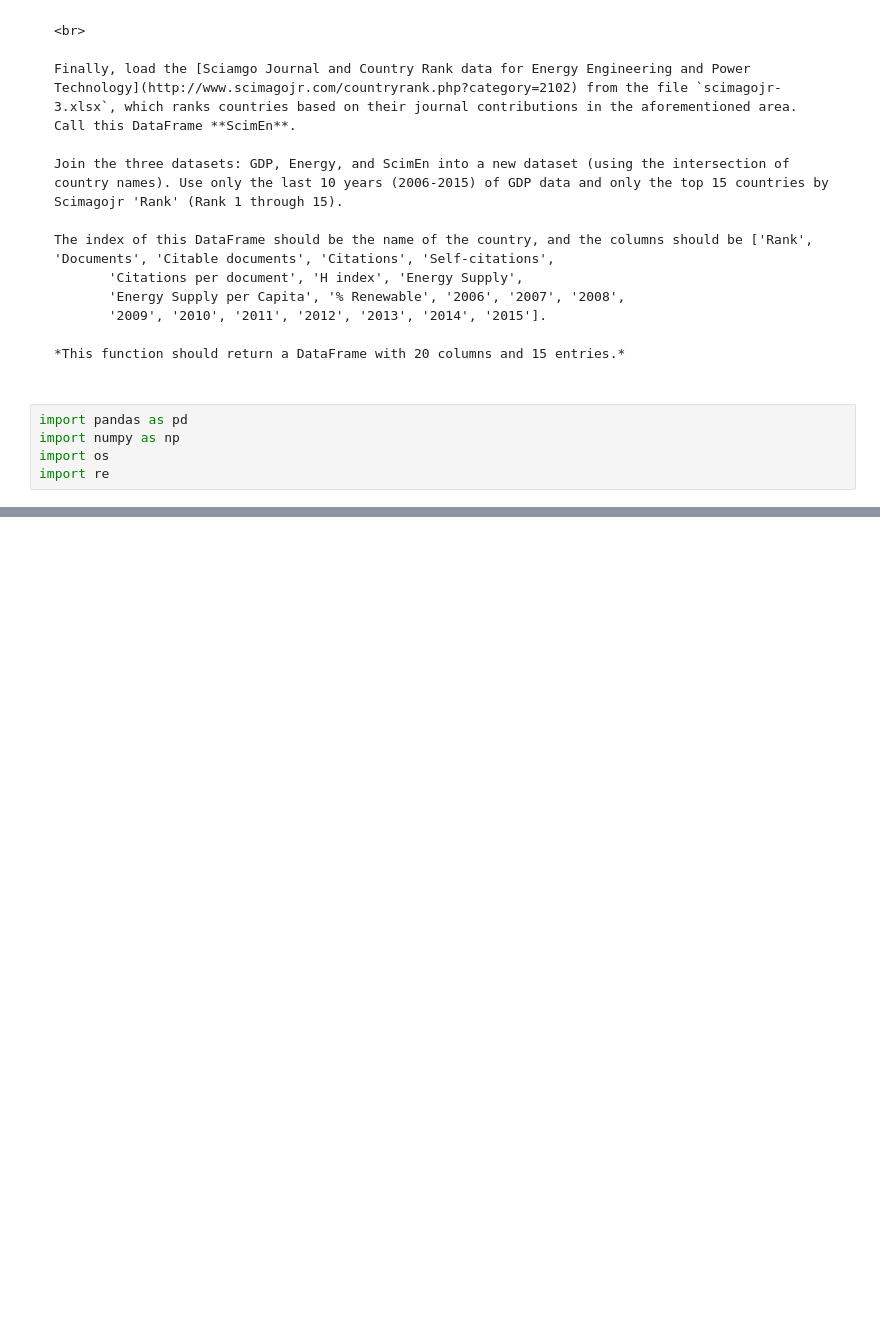
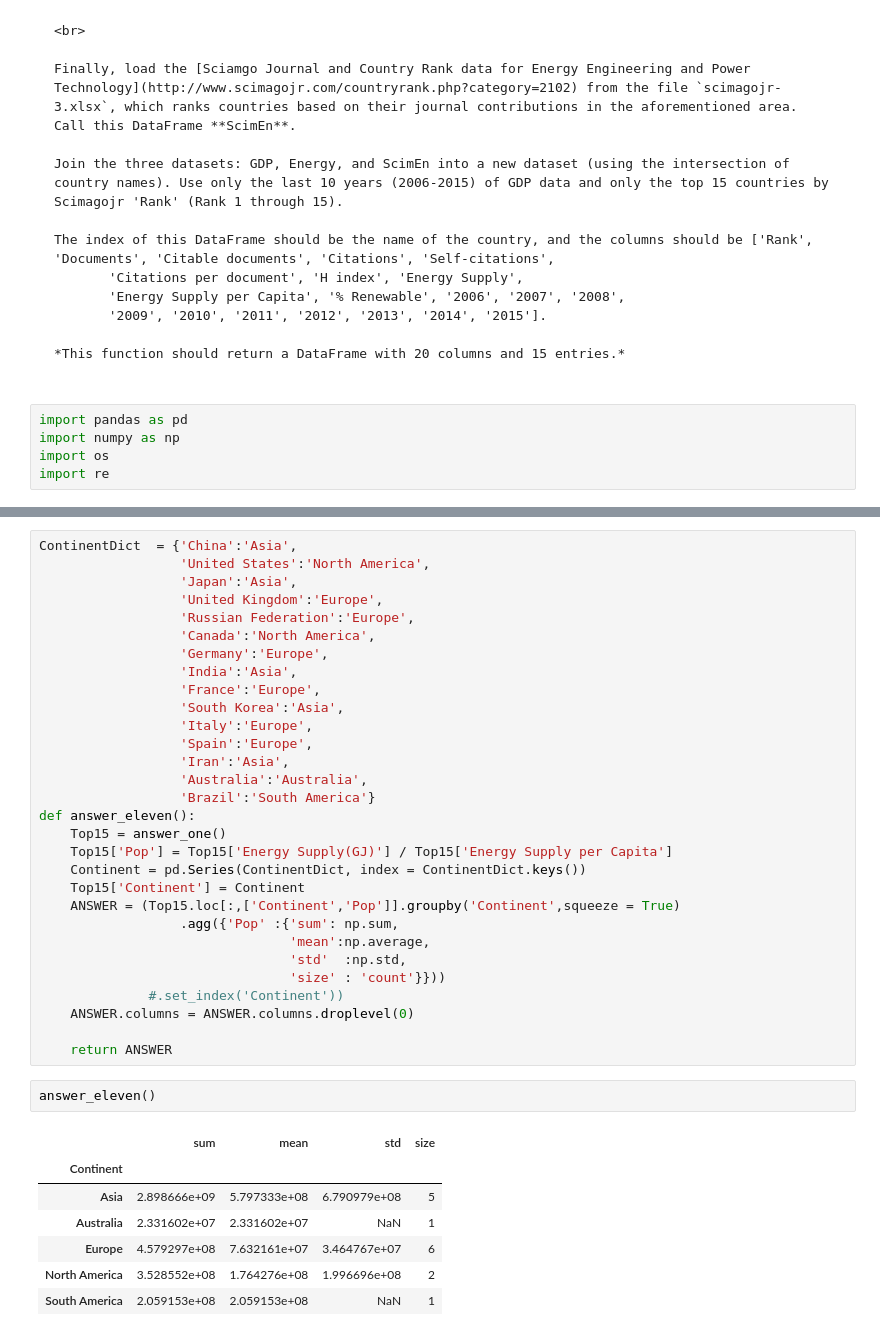
Before and after one commit to Sumad/DS, a Jupyter notebook: Python/UM Spcialization/DS_with_Python/Week 3/Asssignment/Assignment_3.ipynb, the cells around one changed output, grey strips where cells are left out. Drawn from its saved outputs; the diff is of its cells as text; blank space fills up the shorter version.

```diff
--- a/Python/UM Spcialization/DS_with_Python/Week 3/Asssignment/Assignment_3.ipynb
+++ b/Python/UM Spcialization/DS_with_Python/Week 3/Asssignment/Assignment_3.ipynb
@@ -218,0 +455,40 @@ open?
+# %%
+ContinentDict  = {'China':'Asia',
+                  'United States':'North America',
+                  'Japan':'Asia',
+                  'United Kingdom':'Europe',
+                  'Russian Federation':'Europe',
+                  'Canada':'North America',
+                  'Germany':'Europe',
+                  'India':'Asia',
+                  'France':'Europe',
+                  'South Korea':'Asia',
+                  'Italy':'Europe',
+                  'Spain':'Europe',
+                  'Iran':'Asia',
+                  'Australia':'Australia',
+                  'Brazil':'South America'}
+def answer_eleven():
+    Top15 = answer_one()
+    Top15['Pop'] = Top15['Energy Supply(GJ)'] / Top15['Energy Supply per Capita']
+    Continent = pd.Series(ContinentDict, index = ContinentDict.keys())
+    Top15['Continent'] = Continent
+    ANSWER = (Top15.loc[:,['Continent','Pop']].groupby('Continent',squeeze = True)
+                  .agg({'Pop' :{'sum': np.sum,
+                                'mean':np.average,
+                                'std'  :np.std,
+                                'size' : 'count'}}))
+              #.set_index('Continent'))
+    ANSWER.columns = ANSWER.columns.droplevel(0)
+
+    return ANSWER
+# %%
+answer_eleven()
+# %% [output]
+|  | sum | mean | std | size |
+| Continent |  |  |  |  |
+| Asia | 2.898666e+09 | 5.797333e+08 | 6.790979e+08 | 5 |
+| Australia | 2.331602e+07 | 2.331602e+07 | NaN | 1 |
+| Europe | 4.579297e+08 | 7.632161e+07 | 3.464767e+07 | 6 |
+| North America | 3.528552e+08 | 1.764276e+08 | 1.996696e+08 | 2 |
+| South America | 2.059153e+08 | 2.059153e+08 | NaN | 1 |
```
Also changed, not shown: parts of 80 cells of this notebook, 1 other file.
